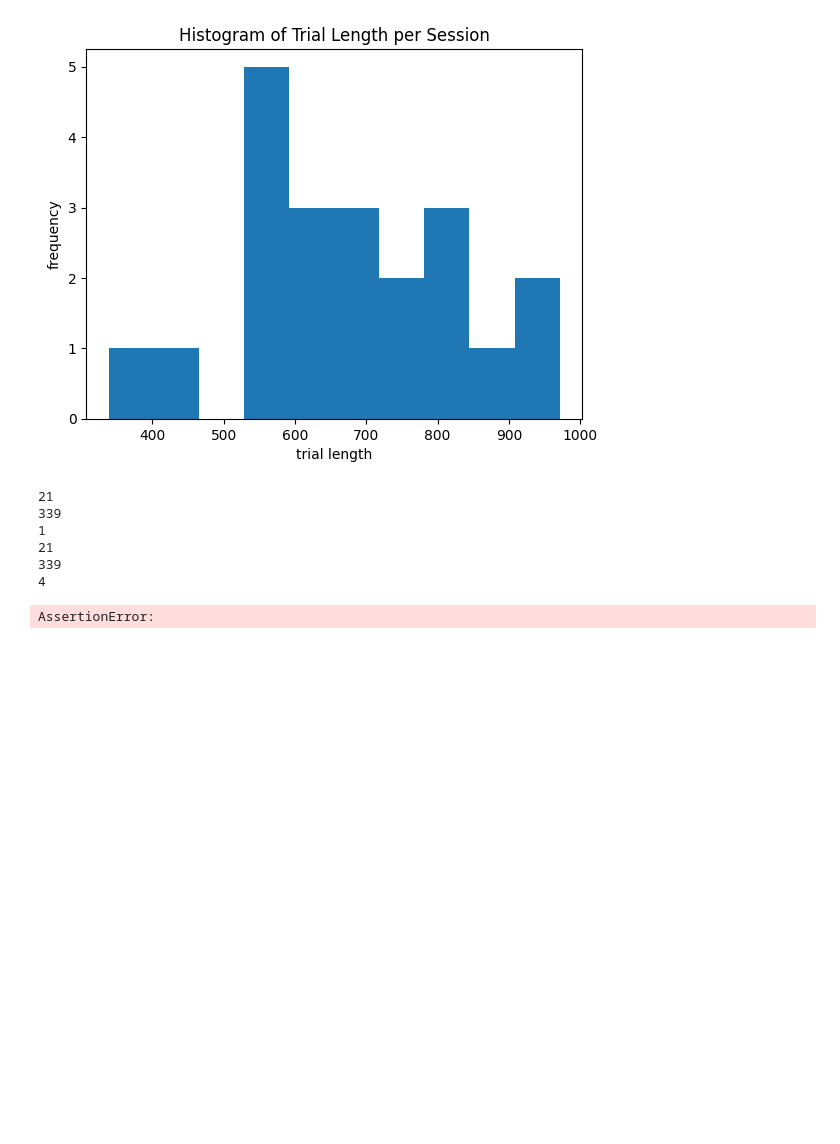
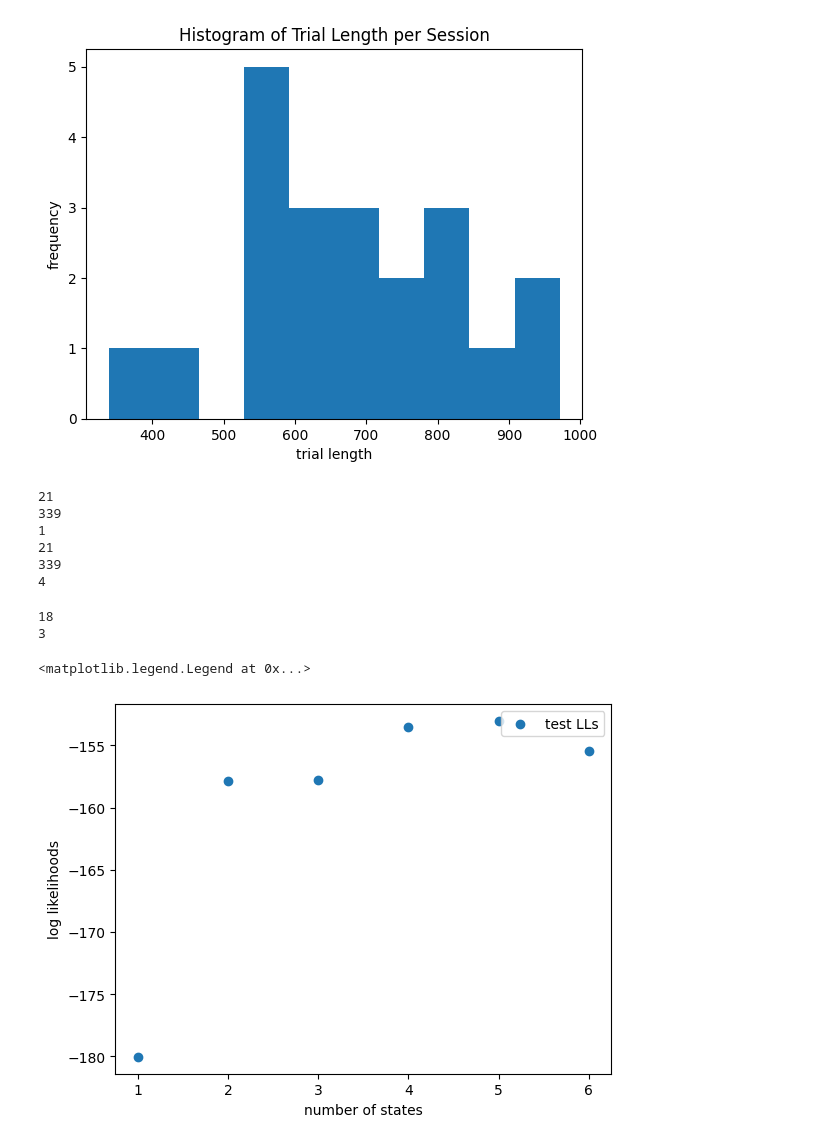
Before and after one commit to TimonKunze/ibl_tai, a Jupyter notebook: Explorations Timon.ipynb, the cells around one changed output. Drawn from its saved outputs; the diff is of its cells as text; code cells hidden in the pictures; blank space fills up the shorter version.

```diff
--- a/Explorations Timon.ipynb
+++ b/Explorations Timon.ipynb
@@ -215,3 +215,14 @@ print(len(inpts[0][0]))
 21
 339
 4
+# %%
+def switch_zeros_and_ones(choice):
+    return np.array([1 if choice==1 else 0 for choice in choices_cl[0] ]).reshape(-1, 1)
+
+choices_xx = [switch_zeros_and_ones(choice) for choice in choices_cl]
+# %%
+print(len(X_train))
+print(len(X_test))
+# %% [output]
+18
+3
@@ -218,16 +269,15 @@ print(len(inpts[0][0]))
+# %%
+#plt.scatter(num_all_states, mean_lls_train, label="train LLs")
+plt.scatter(num_all_states, mean_lls_test, label="test LLs")
+plt.xlabel("number of states")
+plt.ylabel("log likelihoods")
+plt.legend()
+# %% [output]
+<matplotlib.legend.Legend at 0x...>
+[figure, added]
 # %%
-
-num_states = 2        # number of discrete states
-obs_dim = 1           # number of observed dimensions
-num_categories = 2    # number of categories for output
-input_dim = 4         # input dimensions
-
-glmhmm = ssm.HMM(num_states, obs_dim, input_dim, observations="input_driven_obs",
-                 observation_kwargs=dict(C=num_categories), transitions="standard")
-
+best_num_states = 5
+glmhmm = ssm.HMM(best_num_states, obs_dim, input_dim, observations="input_driven_obs",
+                observation_kwargs=dict(C=num_categories), transitions="standard")
 N_iters = 200 # maximum number of EM iterations. Fitting with stop earlier if increase in LL is below tolerance specified by tolerance parameter
-fit_ll = glmhmm.fit(choices_cl, inputs=inpts, method="em", num_iters=N_iters, tolerance=10**-4)
-
-#likelihood = glmhmm.log_likelihood(choices_cl, inputs=inpts)
+fit_ll = glmhmm.fit(choices_xx, inputs=inpts, method="em", num_iters=N_iters, tolerance=10**-4)
-# %% [output]
-AssertionError:
```
Also changed, not shown: parts of 9 cells of this notebook.
